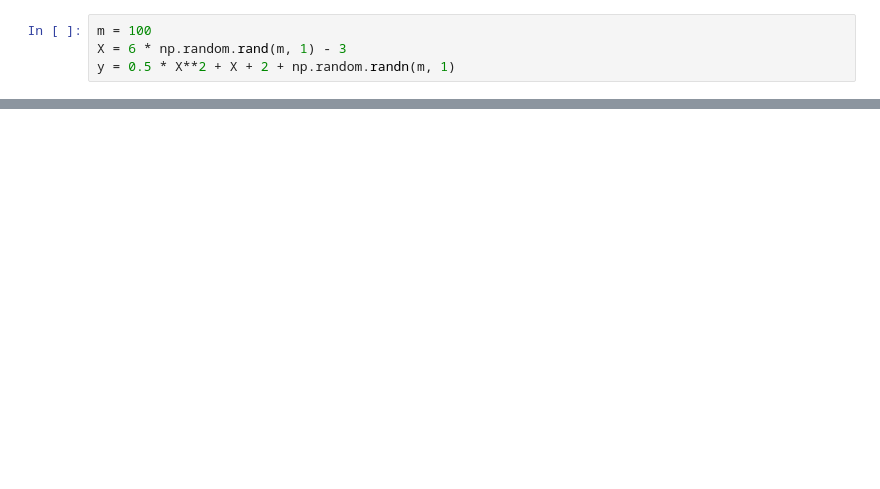
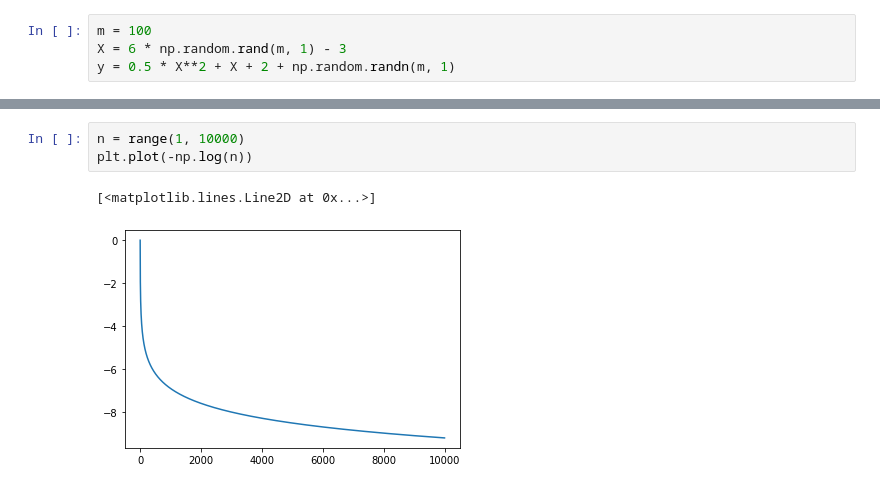
Before and after one commit to mehrshad-sdtn/Hands-on-MachineLearning, a Jupyter notebook: 4/model_training.ipynb, the cells around one changed output, grey strips where cells are left out. Cells and saved outputs as stored; diff of their text form; blank space fills up the shorter version.

```diff
--- a/4/model_training.ipynb
+++ b/4/model_training.ipynb
@@ -102,0 +103,6 @@ plt.plot(X_new, y_new, "r-", label="Predictions")
+# %%
+n = range(1, 10000)
+plt.plot(-np.log(n))
+# %% [output]
+[<matplotlib.lines.Line2D at 0x...>]
+[figure, added]
```
Also changed, not shown: parts of 11 cells of this notebook, 3 other files.
